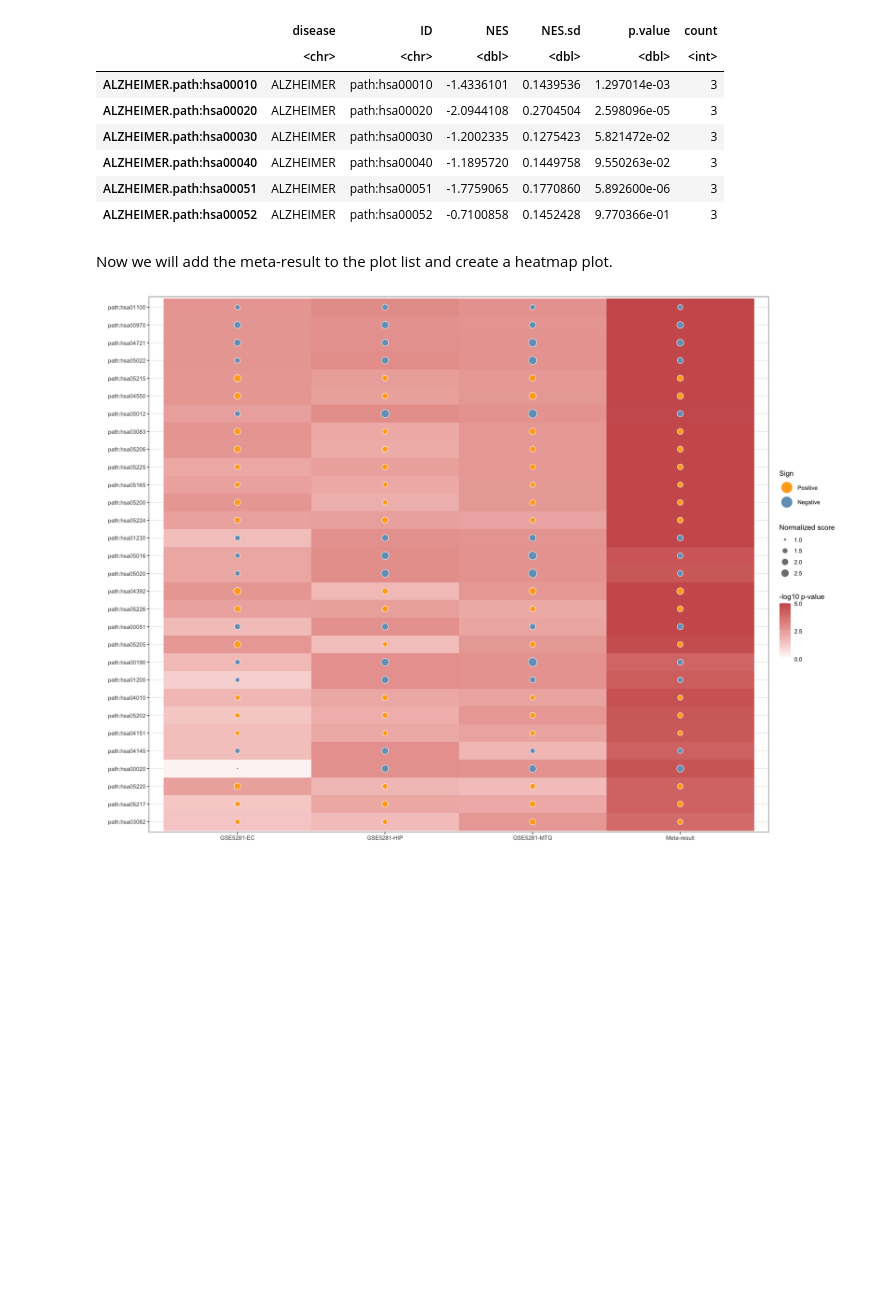
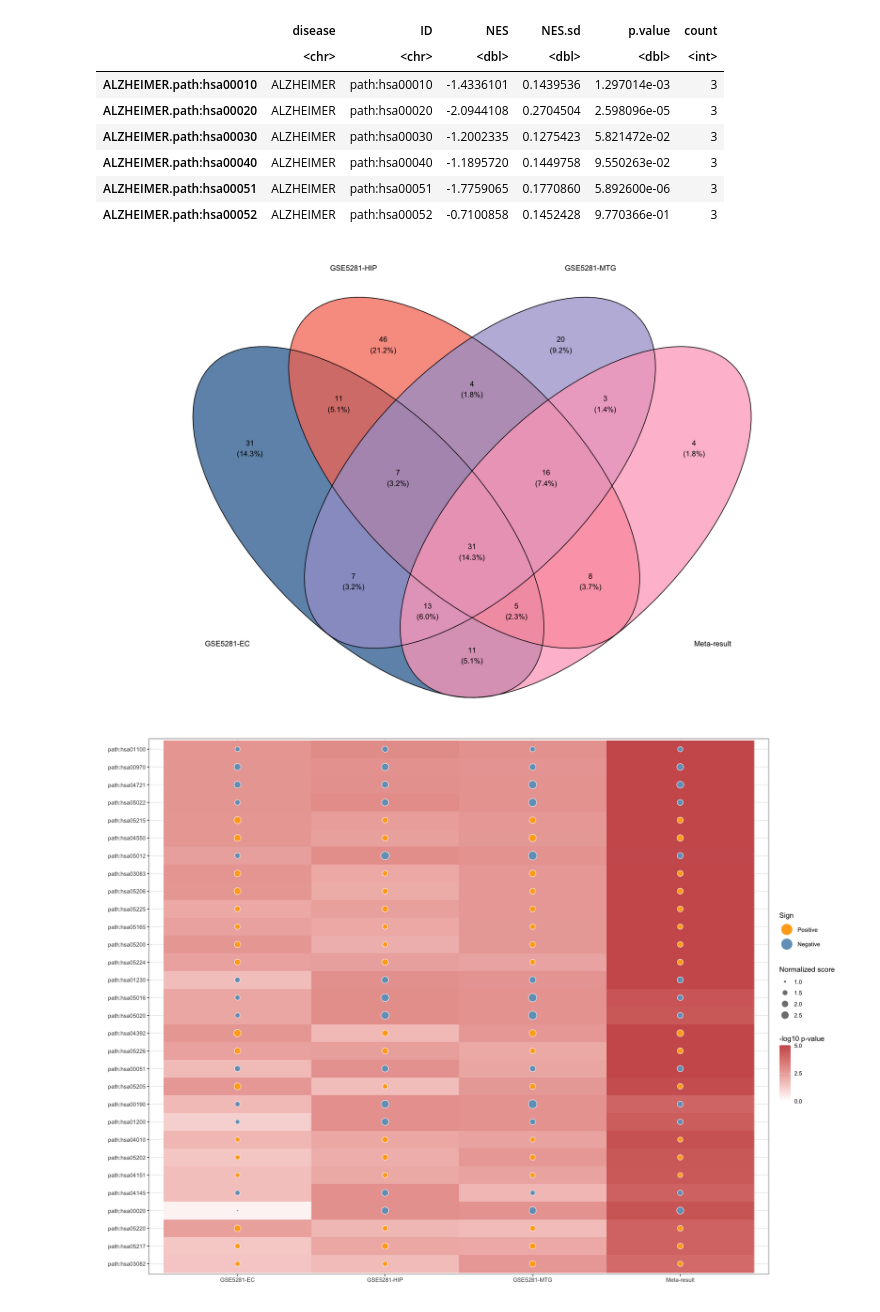
Before and after one commit to NIGMS/Consensus-Pathway-Analysis-in-the-Cloud, a Jupyter notebook: Module05-Meta_Analysis.ipynb, the cells around one changed output. Drawn from its saved outputs; the diff is of its cells as text; code cells hidden in the pictures; blank space fills up the shorter version.

```diff
--- a/Module05-Meta_Analysis.ipynb
+++ b/Module05-Meta_Analysis.ipynb
@@ -925,6 +939,10 @@ A data.frame: 6 × 6
 | ALZHEIMER.path:hsa00040 | ALZHEIMER | path:hsa00040 | -1.1895720 | 0.1449758 | 9.550263e-02 | 3 |
 | ALZHEIMER.path:hsa00051 | ALZHEIMER | path:hsa00051 | -1.7759065 | 0.1770860 | 5.892600e-06 | 3 |
 | ALZHEIMER.path:hsa00052 | ALZHEIMER | path:hsa00052 | -0.7100858 | 0.1452428 | 9.770366e-01 | 3 |
-# %% [markdown]
-Now we will add the meta-result to the plot list and create a heatmap plot.
+# %%
+options(repr.plot.width = 16, repr.plot.height = 10)
+# Create the Venn pathway for pathway results of different datasets.
+plotVenn(PAResults, useFDR = FALSE, stat = "p.value")
+# %% [output]
+[figure, added]
 # %%
```
Also changed, not shown: parts of 13 cells of this notebook, 10 other files.
